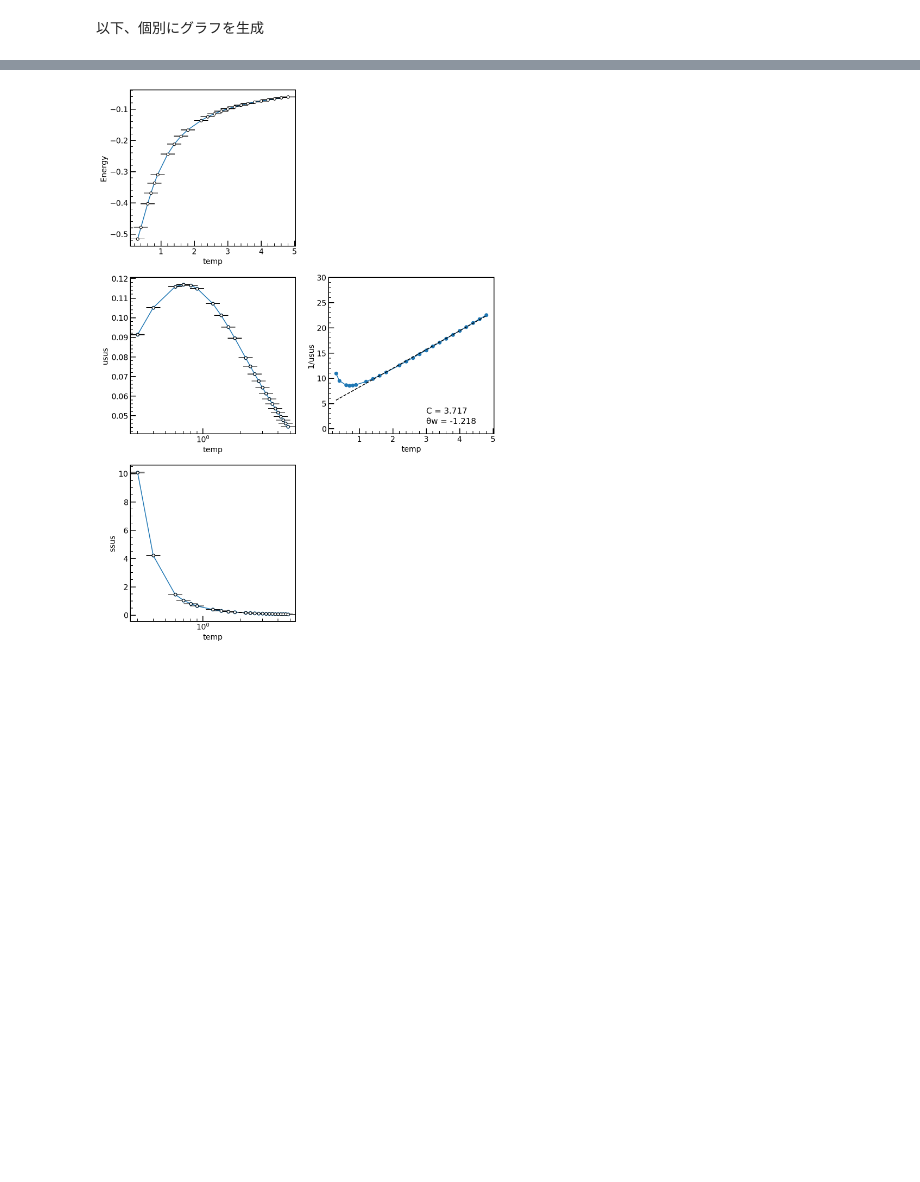
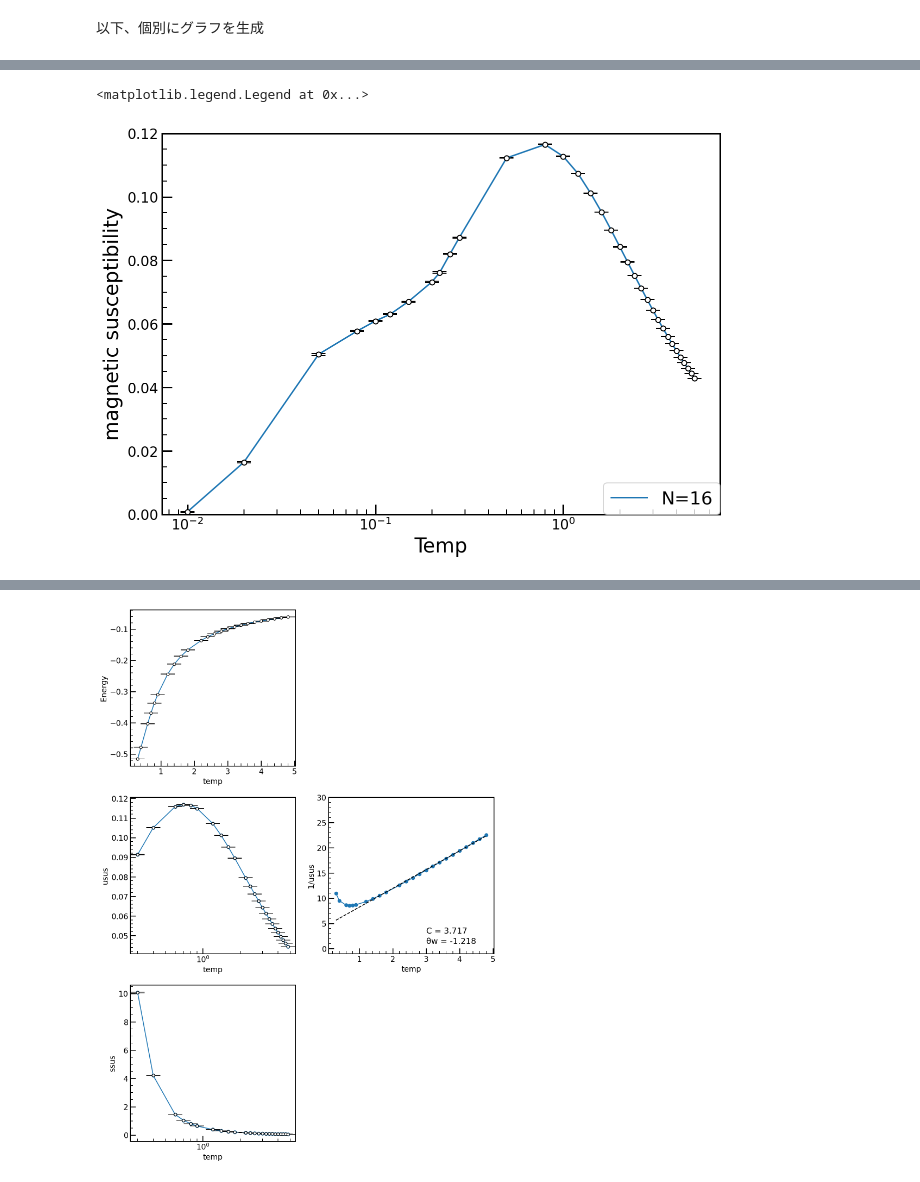
Before and after one commit to Taiga-U/bug-free-umbrella, a Jupyter notebook: makegraphs2.ipynb, the cells around one changed output, grey strips where cells are left out. Cells and saved outputs as stored; diff of their text form; code cells hidden in the pictures; blank space fills up the shorter version.

```diff
--- a/makegraphs2.ipynb
+++ b/makegraphs2.ipynb
@@ -165,0 +173,20 @@ Text(0, 0.5, 'Energy')
+# %%
+x = temp
+y16 = usus16
+y_err16 = usus_err16
+plt.figure(figsize=(10,7))
+plt.errorbar(x, y16, yerr = y_err16, capsize=7, fmt='o', markersize=5, ecolor='black', markeredgecolor = "black", color='w')
+plt.plot(x, y16,label="N=16")
+
+plt.ylim(0,0.12)
+# plt.xlim(0.0,5.0)
+
+plt.xlabel('Temp', fontsize=20)
+plt.ylabel('magnetic susceptibility', fontsize=20)
+plt.xscale('log')
+
+plt.legend(loc=4, borderaxespad=0, fontsize=18)
+# plt.savefig('y_error_bar.png')
+# %% [output]
+<matplotlib.legend.Legend at 0x...>
+[figure, added]
```
Also changed, not shown: parts of 14 cells of this notebook.
